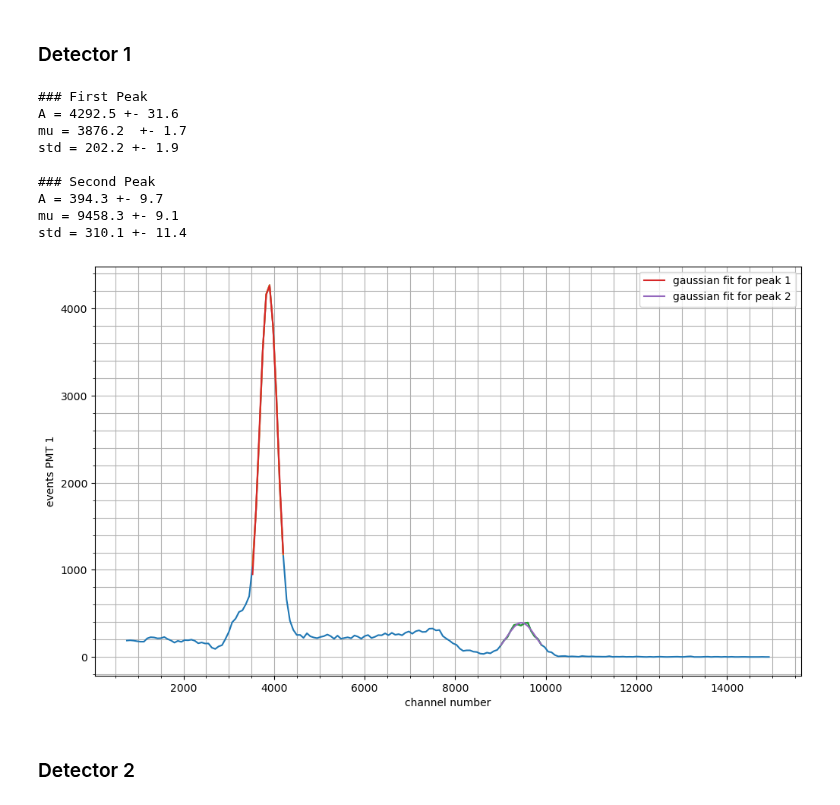
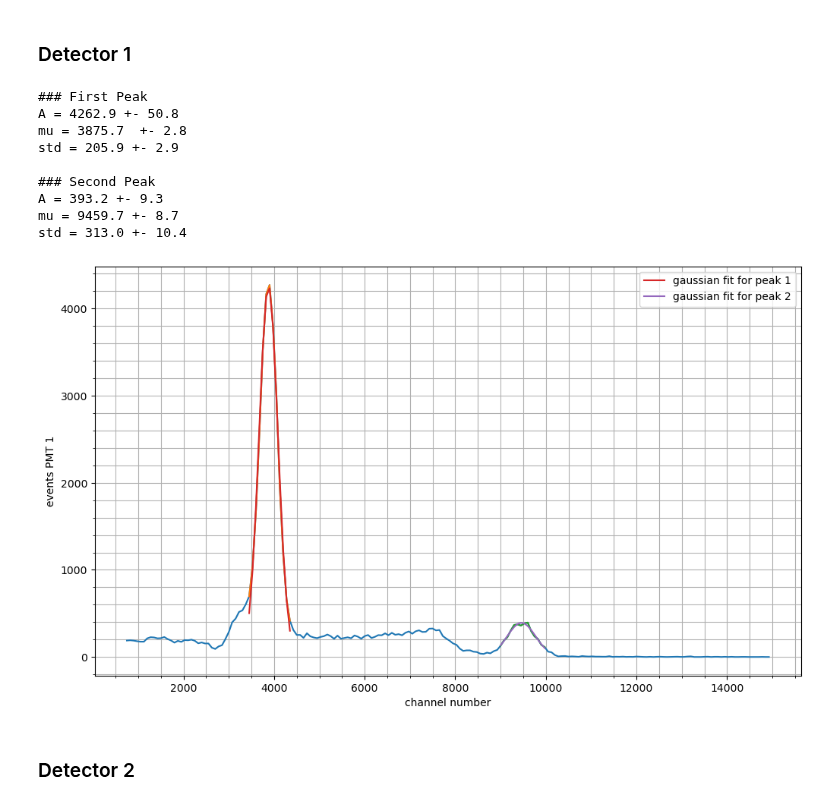
Before and after one commit to MRNock04/P3, a Jupyter notebook: Winkelkorrelation/Ergebnisse/Koinzidenz_students.ipynb, the cells around one changed output. Drawn from its saved outputs; the diff is of its cells as text; code cells hidden in the pictures.

```diff
--- a/Winkelkorrelation/Ergebnisse/Koinzidenz_students.ipynb
+++ b/Winkelkorrelation/Ergebnisse/Koinzidenz_students.ipynb
@@ -176,8 +176,8 @@ It should be carefully read to understand what the code does and results of the
 ### Detector 1
 # %%
 #define a fit range
-n_start_1, n_stop_1 = int(3550/75),int(4300/75)
-n_start_2, n_stop_2 = int(9000/75),int(10000/75)
+n_start_1, n_stop_1 = int(3500/75),int(4450/75)
+n_start_2, n_stop_2 = int(9000/75),int(10100/75)
 
 sample_x_1 = bins1[n_start_1:n_stop_1]
 sample_y_1 = x1[n_start_1:n_stop_1]
@@ -198,40 +198,40 @@ fit_result_2 = opt.curve_fit(gauss, sample_x_2, sample_y_2, param_2)
 
 print("### First Peak")
 print(f"A = {str(round(fit_result_1[0][0],1))} +- {str(round(np.sqrt(fit_result_1[1][0][0]),1))}")
 print(f"mu = {str(round(fit_result_1[0][1],1))}  +- {str(round(np.sqrt(fit_result_1[1][1][1]),1))}")
 print(f"std = {str(round(fit_result_1[0][2],1))} +- {str(round(np.sqrt(fit_result_1[1][2][2]),1))}")
 print("")
 print("### Second Peak")
 print(f"A = {str(round(fit_result_2[0][0],1))} +- {str(round(np.sqrt(fit_result_2[1][0][0]),1))}")
 print(f"mu = {str(round(fit_result_2[0][1],1))} +- {str(round(np.sqrt(fit_result_2[1][1][1]),1))}")
 print(f"std = {str(round(fit_result_2[0][2],1))} +- {str(round(np.sqrt(fit_result_2[1][2][2]),1))}")
 
 fit_y_1 = [gauss(x,fit_result_1[0][0],fit_result_1[0][1],fit_result_1[0][2]) for x in sample_x_1]
 fit_y_2 = [gauss(x,fit_result_2[0][0],fit_result_2[0][1],fit_result_2[0][2]) for x in sample_x_2]
 
 plt.plot(sample_x_1, fit_y_1, label='gaussian fit for peak 1')
 plt.plot(sample_x_2, fit_y_2, label='gaussian fit for peak 2')
 plt.legend()
 plt.xlabel('channel number')
 plt.ylabel('events PMT 1')
 plt.grid()
 plt.grid(which="minor")
 plt.minorticks_on()
 
 #plt.axis([0, 0, 0, 0])
 #plt.savefig("fit1.pdf")
 plt.show()
 # %% [output]
 ### First Peak
-A = 4292.5 +- 31.6
-mu = 3876.2  +- 1.7
-std = 202.2 +- 1.9
+A = 4262.9 +- 50.8
+mu = 3875.7  +- 2.8
+std = 205.9 +- 2.9
 
 ### Second Peak
-A = 394.3 +- 9.7
-mu = 9458.3 +- 9.1
-std = 310.1 +- 11.4
+A = 393.2 +- 9.3
+mu = 9459.7 +- 8.7
+std = 313.0 +- 10.4
-[figure, old version]
+[figure, new version]
 # %% [markdown]
 ### Detector 2
 # %%
```
Also changed, not shown: parts of 10 cells of this notebook.
